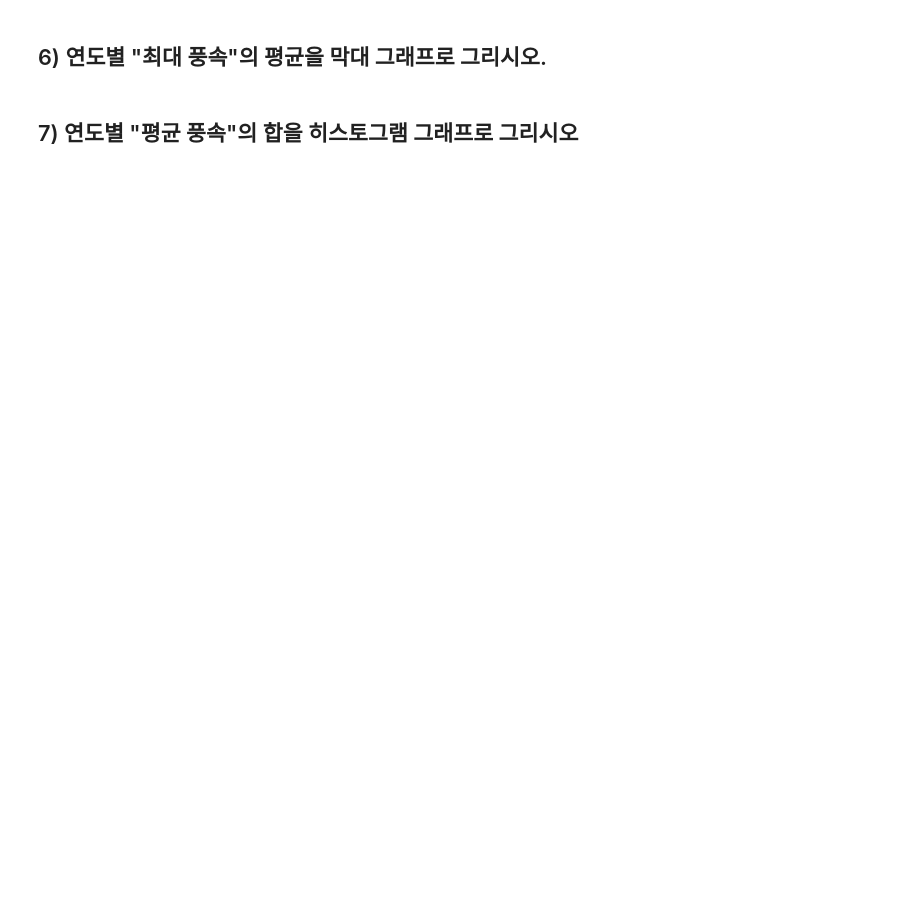
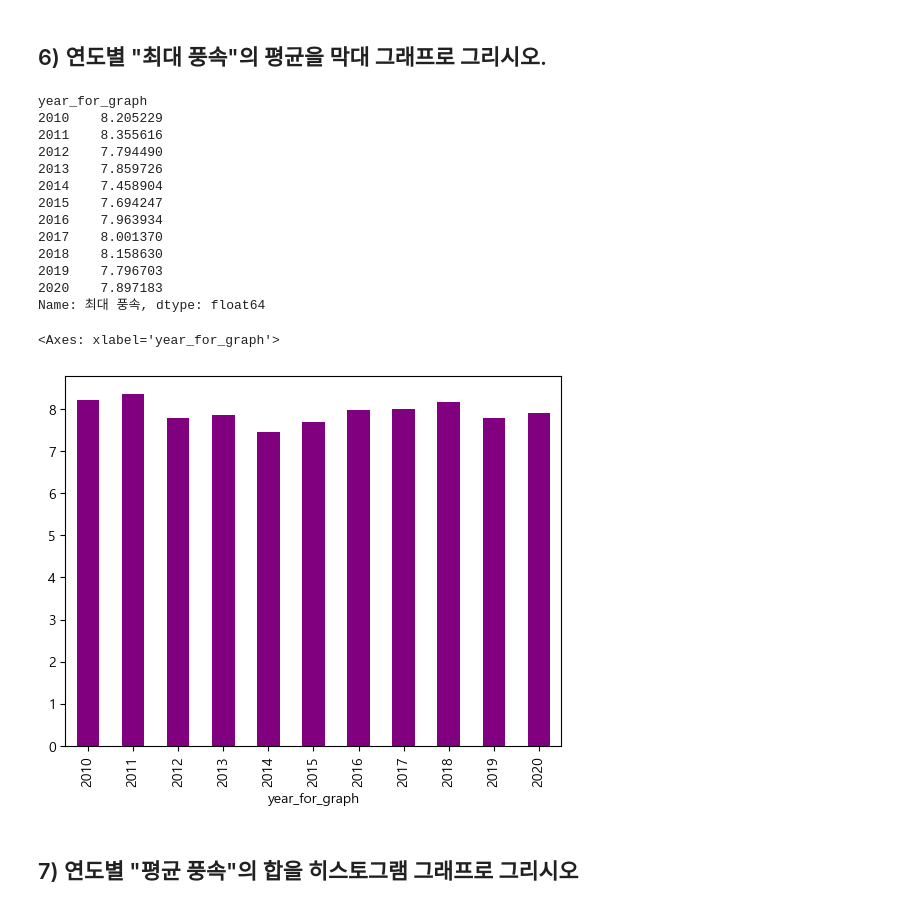
Before and after one commit to Suhwonhu/python_basic_2, a Jupyter notebook: time_series_class_5_8.ipynb, the cells around one changed output. Drawn from its saved outputs; the diff is of its cells as text; code cells hidden in the pictures; blank space fills up the shorter version.

```diff
--- a/time_series_class_5_8.ipynb
+++ b/time_series_class_5_8.ipynb
@@ -299,4 +336,25 @@ print(max)
 # %% [markdown]
 ## 6) 연도별 "최대 풍속"의 평균을 막대 그래프로 그리시오.
+# %%
+df['year_for_graph'] = pd.DatetimeIndex(df['일시']).year
+yearly_maxwind = df.groupby('year_for_graph')['최대 풍속'].mean()
+print(yearly_maxwind)
+yearly_maxwind.plot.bar(color = 'purple')
+# %% [output]
+year_for_graph
+2010    8.205229
+2011    8.355616
+2012    7.794490
+2013    7.859726
+2014    7.458904
+2015    7.694247
+2016    7.963934
+2017    8.001370
+2018    8.158630
+2019    7.796703
+2020    7.897183
+Name: 최대 풍속, dtype: float64
+<Axes: xlabel='year_for_graph'>
+[figure, added]
 # %% [markdown]
 ## 7) 연도별 "평균 풍속"의 합을 히스토그램 그래프로 그리시오
```
Also changed, not shown: parts of 10 cells of this notebook.
